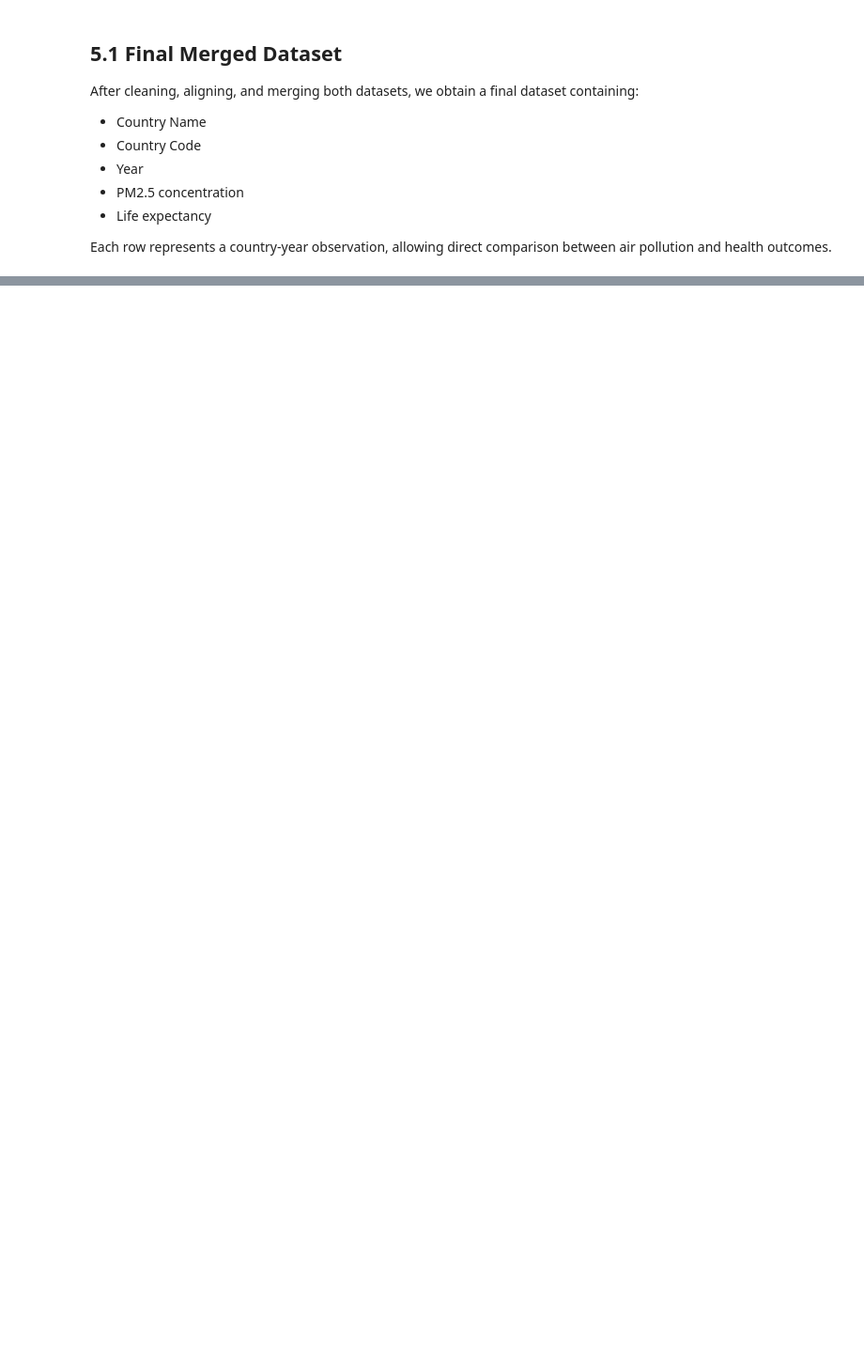
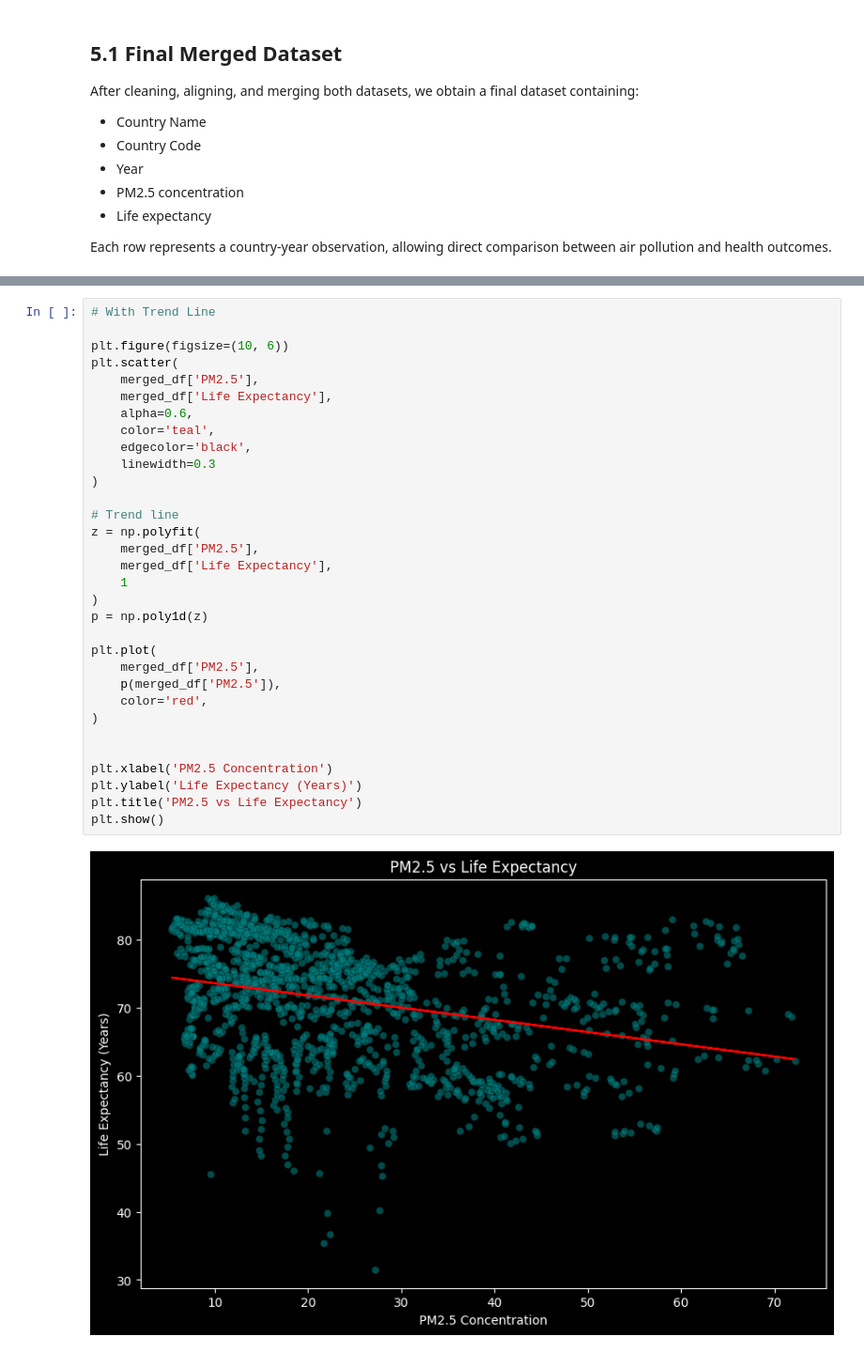
Before and after one commit to Enarb1/air-pollution-health-impact, a Jupyter notebook: notebooks/air_polution_health_impact_project.ipynb, the cells around one changed output, grey strips where cells are left out. Shown at 94% size. Drawn from its saved outputs; the diff is of its cells as text; blank space fills up the shorter version.

```diff
--- a/notebooks/air_polution_health_impact_project.ipynb
+++ b/notebooks/air_polution_health_impact_project.ipynb
@@ -458,0 +497,34 @@ Each row represents a country-year observation, allowing direct comparison betwe
+# %%
+# With Trend Line
+
+plt.figure(figsize=(10, 6))
+plt.scatter(
+    merged_df['PM2.5'],
+    merged_df['Life Expectancy'],
+    alpha=0.6,
+    color='teal',
+    edgecolor='black',
+    linewidth=0.3
+)
+
+# Trend line
+z = np.polyfit(
+    merged_df['PM2.5'],
+    merged_df['Life Expectancy'],
+    1
+)
+p = np.poly1d(z)
+
+plt.plot(
+    merged_df['PM2.5'],
+    p(merged_df['PM2.5']),
+    color='red',
+)
+
+
+plt.xlabel('PM2.5 Concentration')
+plt.ylabel('Life Expectancy (Years)')
+plt.title('PM2.5 vs Life Expectancy')
+plt.show()
+# %% [output]
+[figure, added]
```
Also changed, not shown: parts of 18 cells of this notebook.
